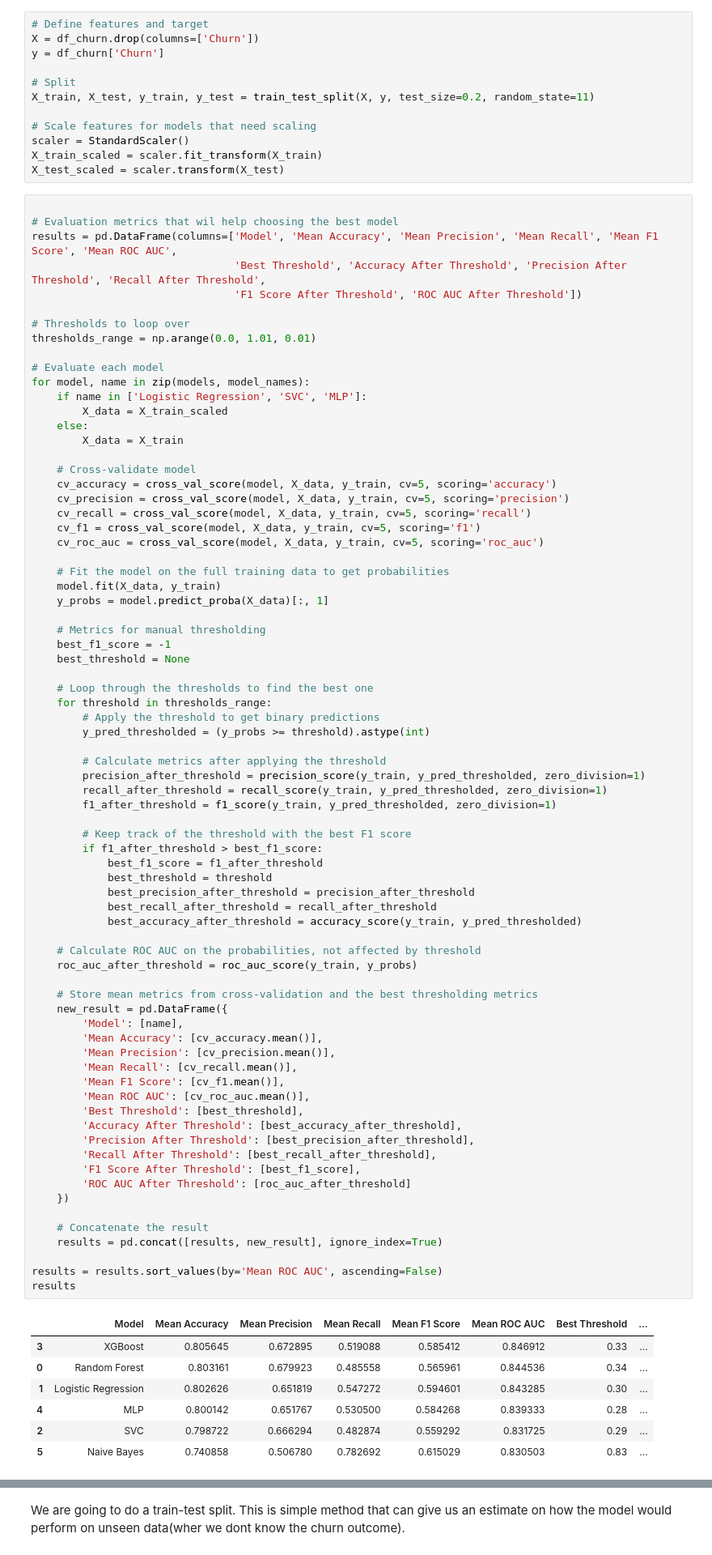
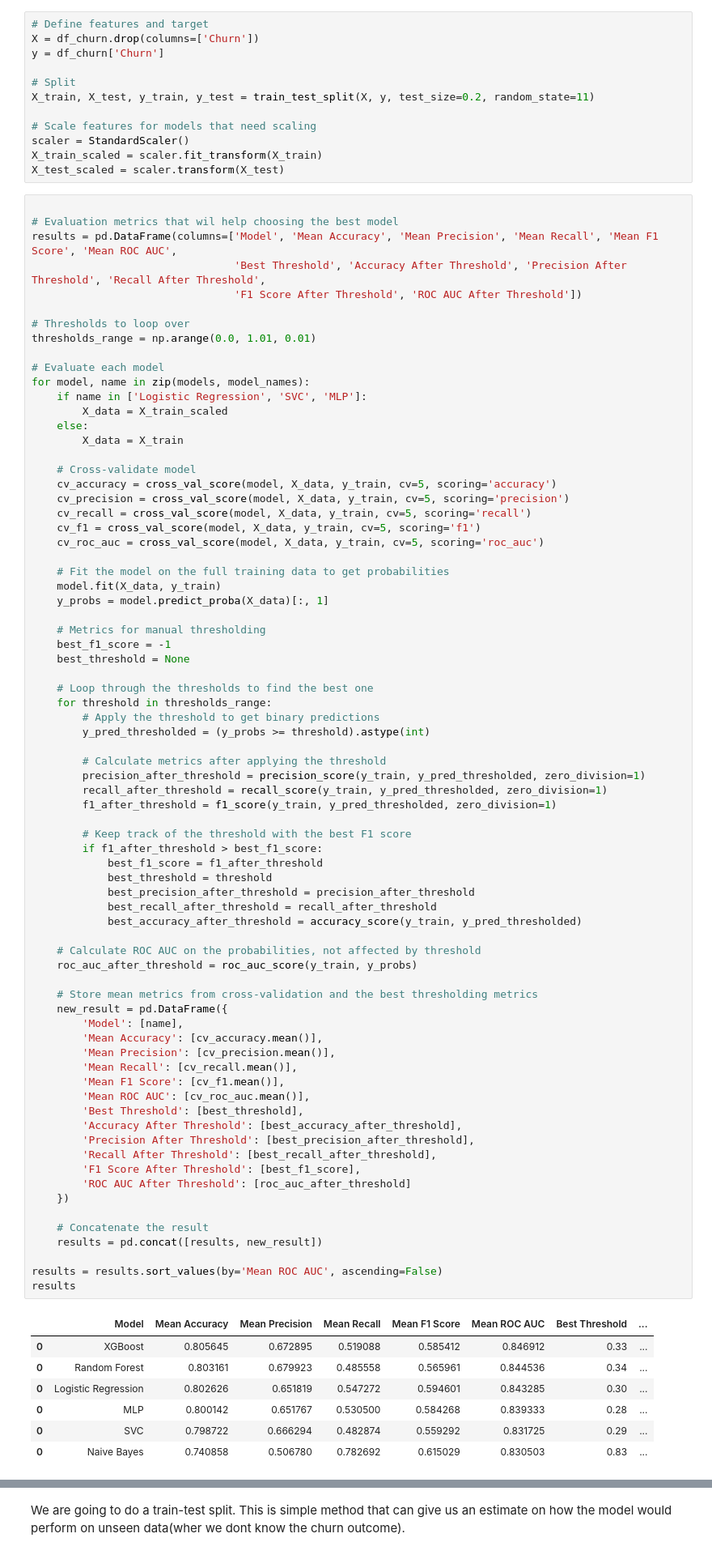
Before and after one commit to VigMarton/churn-analysis, a Jupyter notebook: churn_complete.ipynb, the cells around one changed output, grey strips where cells are left out. Shown at 81% size. Saved outputs shown, nothing was run; the diff lists cells and outputs as text.

```diff
--- a/churn_complete.ipynb
+++ b/churn_complete.ipynb
@@ -723,40 +736,40 @@ for model, name in zip(models, model_names):
             best_threshold = threshold
             best_precision_after_threshold = precision_after_threshold
             best_recall_after_threshold = recall_after_threshold
             best_accuracy_after_threshold = accuracy_score(y_train, y_pred_thresholded)
 
     # Calculate ROC AUC on the probabilities, not affected by threshold
     roc_auc_after_threshold = roc_auc_score(y_train, y_probs)
 
     # Store mean metrics from cross-validation and the best thresholding metrics
     new_result = pd.DataFrame({
         'Model': [name],
         'Mean Accuracy': [cv_accuracy.mean()],
         'Mean Precision': [cv_precision.mean()],
         'Mean Recall': [cv_recall.mean()],
         'Mean F1 Score': [cv_f1.mean()],
         'Mean ROC AUC': [cv_roc_auc.mean()],
         'Best Threshold': [best_threshold],
         'Accuracy After Threshold': [best_accuracy_after_threshold],
         'Precision After Threshold': [best_precision_after_threshold],
         'Recall After Threshold': [best_recall_after_threshold],
         'F1 Score After Threshold': [best_f1_score],
         'ROC AUC After Threshold': [roc_auc_after_threshold]
     })
 
     # Concatenate the result
-    results = pd.concat([results, new_result], ignore_index=True)
+    results = pd.concat([results, new_result])
 
 results = results.sort_values(by='Mean ROC AUC', ascending=False)
 results
 # %% [output]
 |  | Model | Mean Accuracy | Mean Precision | Mean Recall | Mean F1 Score | Mean ROC AUC | Best Threshold | ... |
-| 3 | XGBoost | 0.805645 | 0.672895 | 0.519088 | 0.585412 | 0.846912 | 0.33 | ... |
+| 0 | XGBoost | 0.805645 | 0.672895 | 0.519088 | 0.585412 | 0.846912 | 0.33 | ... |
 | 0 | Random Forest | 0.803161 | 0.679923 | 0.485558 | 0.565961 | 0.844536 | 0.34 | ... |
-| 1 | Logistic Regression | 0.802626 | 0.651819 | 0.547272 | 0.594601 | 0.843285 | 0.30 | ... |
-| 4 | MLP | 0.800142 | 0.651767 | 0.530500 | 0.584268 | 0.839333 | 0.28 | ... |
-| 2 | SVC | 0.798722 | 0.666294 | 0.482874 | 0.559292 | 0.831725 | 0.29 | ... |
-| 5 | Naive Bayes | 0.740858 | 0.506780 | 0.782692 | 0.615029 | 0.830503 | 0.83 | ... |
+| 0 | Logistic Regression | 0.802626 | 0.651819 | 0.547272 | 0.594601 | 0.843285 | 0.30 | ... |
+| 0 | MLP | 0.800142 | 0.651767 | 0.530500 | 0.584268 | 0.839333 | 0.28 | ... |
+| 0 | SVC | 0.798722 | 0.666294 | 0.482874 | 0.559292 | 0.831725 | 0.29 | ... |
+| 0 | Naive Bayes | 0.740858 | 0.506780 | 0.782692 | 0.615029 | 0.830503 | 0.83 | ... |
 # %% [markdown]
 - Mean Accuracy: Shows how often the model predicts correctly. NOTE accuracy can be misleading if the data is imbalanced and this is the case for our and most of the churn datasets.
 - Mean Precision: The proportion of true churn predictions out of all churn predictions made. High precision means fewer false positives.
```
Also changed, not shown: parts of 15 cells of this notebook, 5 other files.
